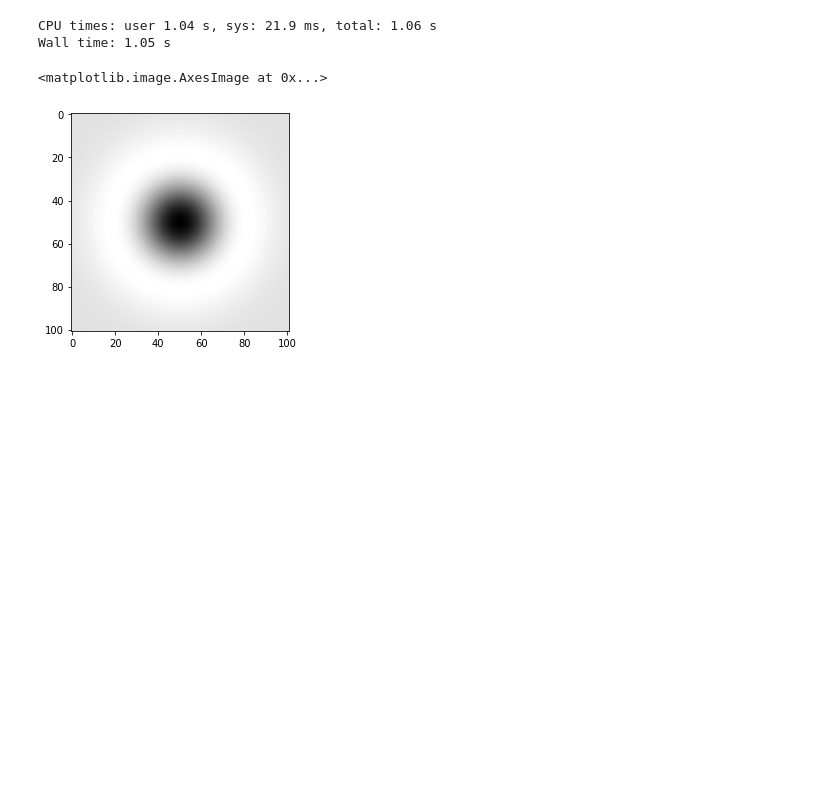
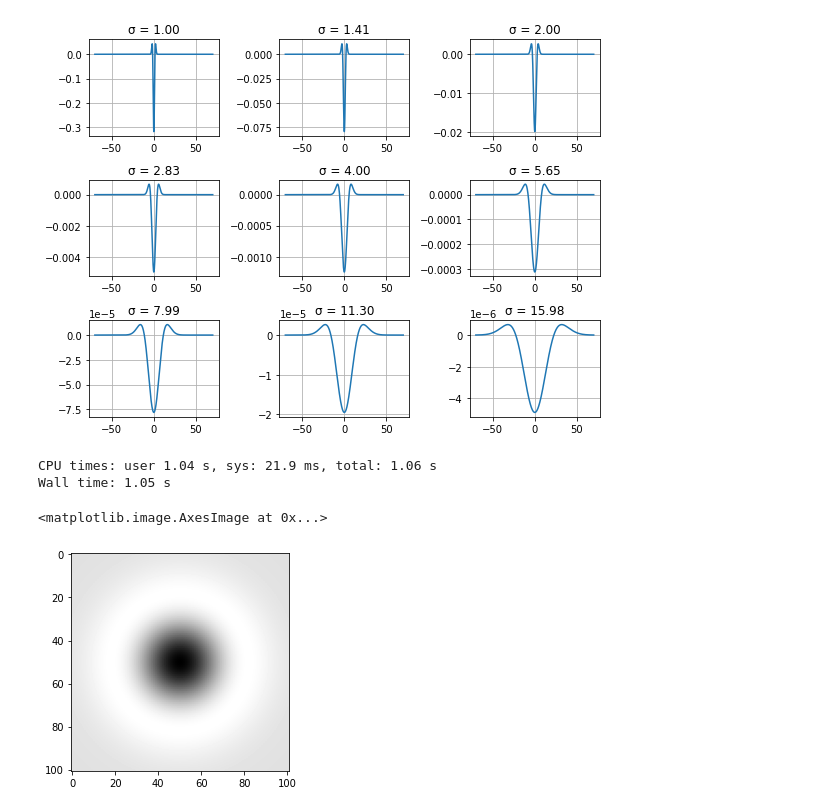
Before and after one commit to ghanbarzadeh/Course_MachineVision_2021, a Jupyter notebook: CHW2.ipynb, the cells around one changed output. Drawn from its saved outputs; the diff is of its cells as text; code cells hidden in the pictures; blank space fills up the shorter version.

```diff
--- a/CHW2.ipynb
+++ b/CHW2.ipynb
@@ -35,3 +37,13 @@ def LoG(sigma):
+# %%
+fig, ax = plt.subplots(3, 3, figsize=(8, 6))
+x = np.arange(-70, 70, 0.1)
+for i in range(9):
+    ax[np.unravel_index(i, (3, 3))].plot(x, LoG_1D(x, np.power(1.414,i)))
+    ax[np.unravel_index(i, (3, 3))].set_title(f'σ = {np.power(1.414,i):.2f}')
+    ax[np.unravel_index(i, (3, 3))].grid()
+fig.tight_layout()
+# %% [output]
+[figure, added]
 # %%
 # %%time
 k = 1.414
```
Also changed, not shown: parts of 4 cells of this notebook.
